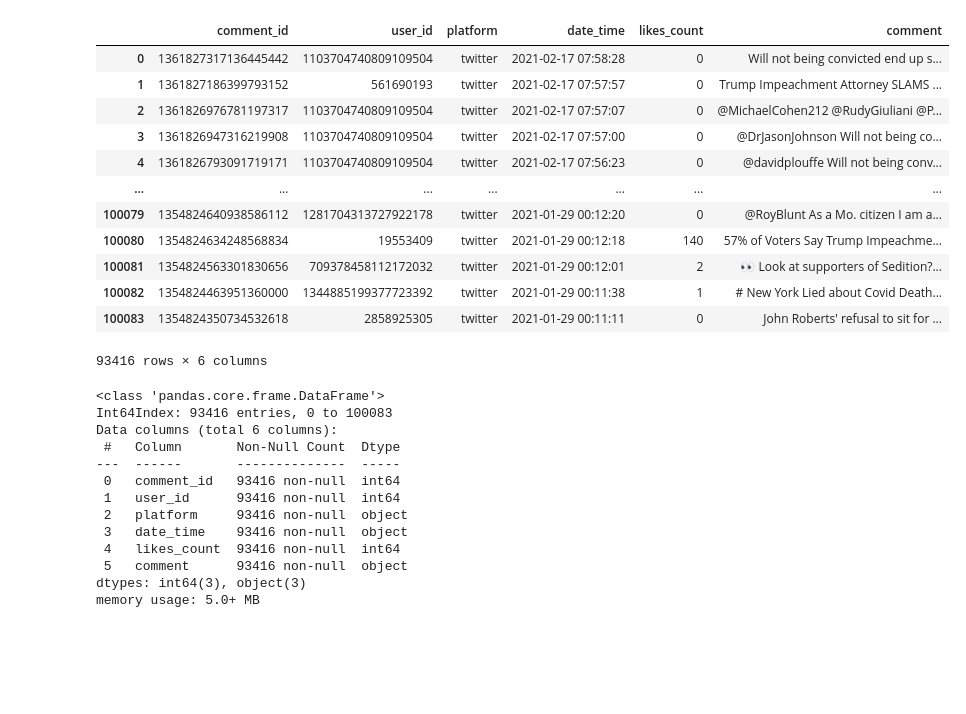
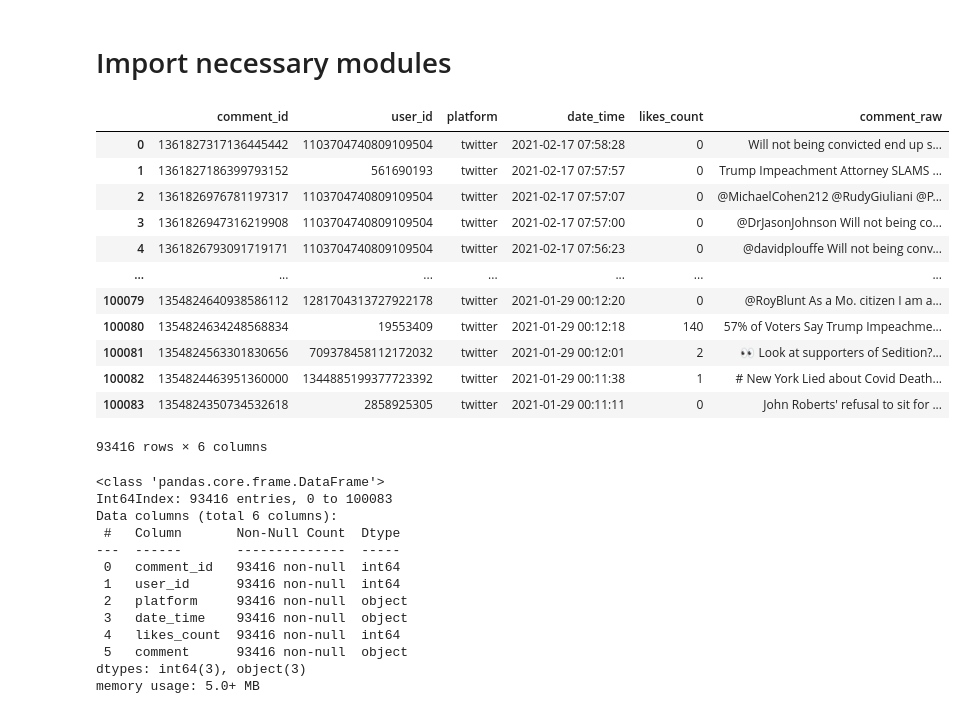
Before and after one commit to joshuawong96/Trump-Impeachment-Analysis, a Jupyter notebook: Twitter/Analysis/twitter_preprocessing_EDA.ipynb, the cells around one changed output. Saved outputs shown, nothing was run; the diff lists cells and outputs as text; code cells hidden in the pictures; blank space fills up the shorter version.

```diff
--- a/Twitter/Analysis/twitter_preprocessing_EDA.ipynb
+++ b/Twitter/Analysis/twitter_preprocessing_EDA.ipynb
@@ -1 +1,3 @@
+# %% [markdown]
+# Import necessary modules
 # %%
@@ -15,30 +18,30 @@ import matplotlib.pyplot as plt
 from vaderSentiment.vaderSentiment import SentimentIntensityAnalyzer
 # %%
 # read raw csv file
-df = pd.read_csv('./trump_impeachment_no_country.csv')
+df = pd.read_csv('../Data/trump_impeachment_no_country.csv')
 
 # combine 'date' and 'time' column into one column
 df['date_time'] = df[['date', 'time']].apply(lambda row: ' '.join(row.values.astype(str)), axis=1)
 
 # drop records with tweets that are non-english
 df = df.drop(df[df.language != 'en'].index)
 
 # drop unnecessary columns
 df.drop(['quote_url', 'thumbnail', 'geo', 'source', 'user_rt_id', 'user_rt', 'retweet_id', 'retweet_date', 'translate', 'trans_src', 'trans_dest', 'cashtags', 'timezone', 'created_at', 'retweet', 'near', 'urls', 'photos', 'replies_count', 'retweets_count', 'link', 'video', 'reply_to', 'place', 'conversation_id', 'name', 'username', 'mentions', 'hashtags', 'language', 'date', 'time'], axis='columns', inplace=True)
 
 # rename 'tweet' column to 'comment' to standardise column names
-df.rename(columns={'tweet':'comment', 'id':'comment_id'}, inplace=True)
+df.rename(columns={'tweet':'comment_raw', 'id':'comment_id'}, inplace=True)
 
 # insert 'platform' column, and label it 'twitter'
 df.insert(2, 'platform', 'twitter')
 
-# rearrange columns to standardise
+# rearrange columns to standardise with Instagram data
 cols = list(df.columns)
 cols = cols[:3] + [cols[5]] + [cols[4]] + [cols[3]]
 df2 = df[cols]
 df2
 # %% [output]
-|  | comment_id | user_id | platform | date_time | likes_count | comment |
+|  | comment_id | user_id | platform | date_time | likes_count | comment_raw |
 | 0 | 1361827317136445442 | 1103704740809109504 | twitter | 2021-02-17 07:58:28 | 0 | Will not being convicted end up s... |
 | 1 | 1361827186399793152 | 561690193 | twitter | 2021-02-17 07:57:57 | 0 | Trump Impeachment Attorney SLAMS ... |
 | 2 | 1361826976781197317 | 1103704740809109504 | twitter | 2021-02-17 07:57:07 | 0 | @MichaelCohen212 @RudyGiuliani @P... |
```
Also changed, not shown: parts of 14 cells of this notebook, 36 other files.
